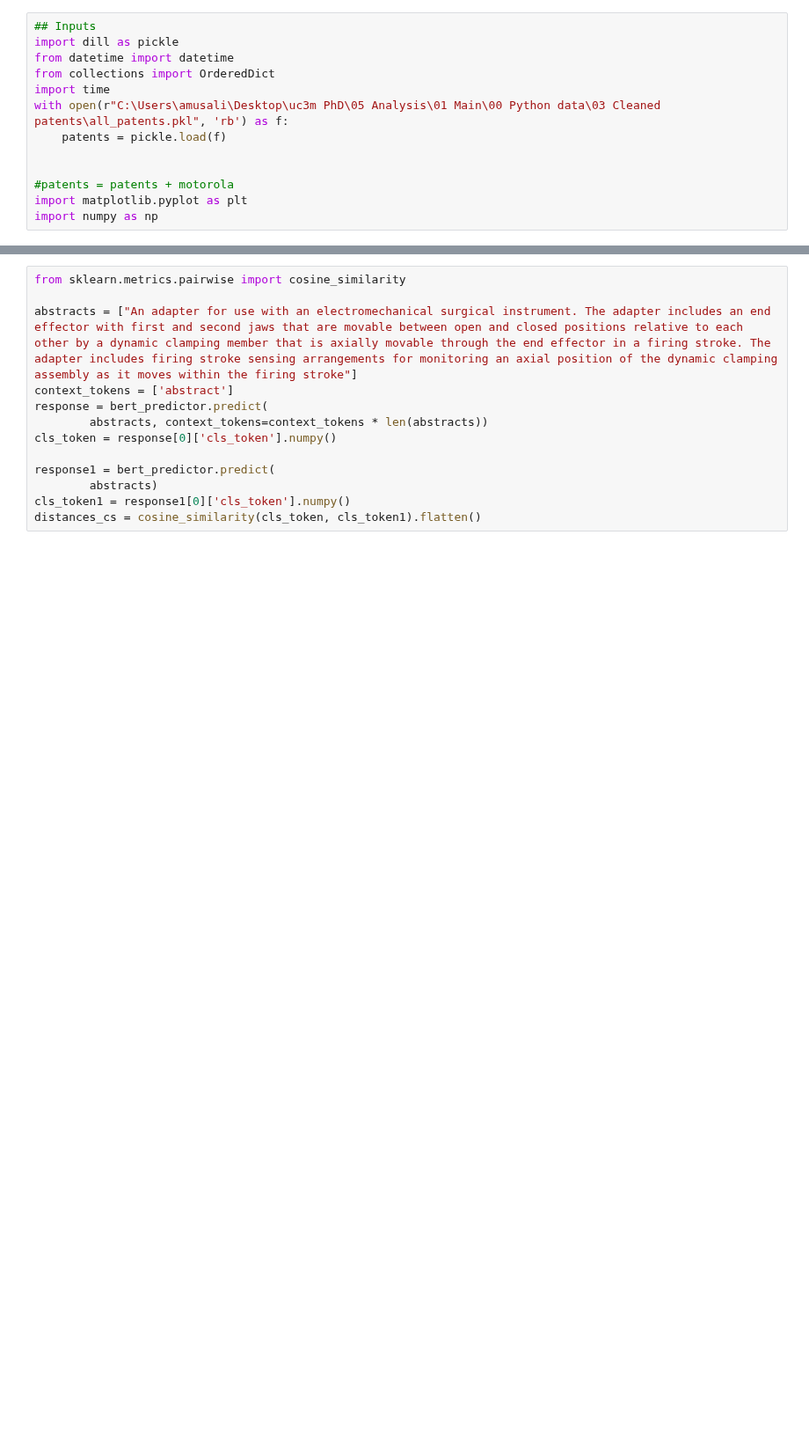
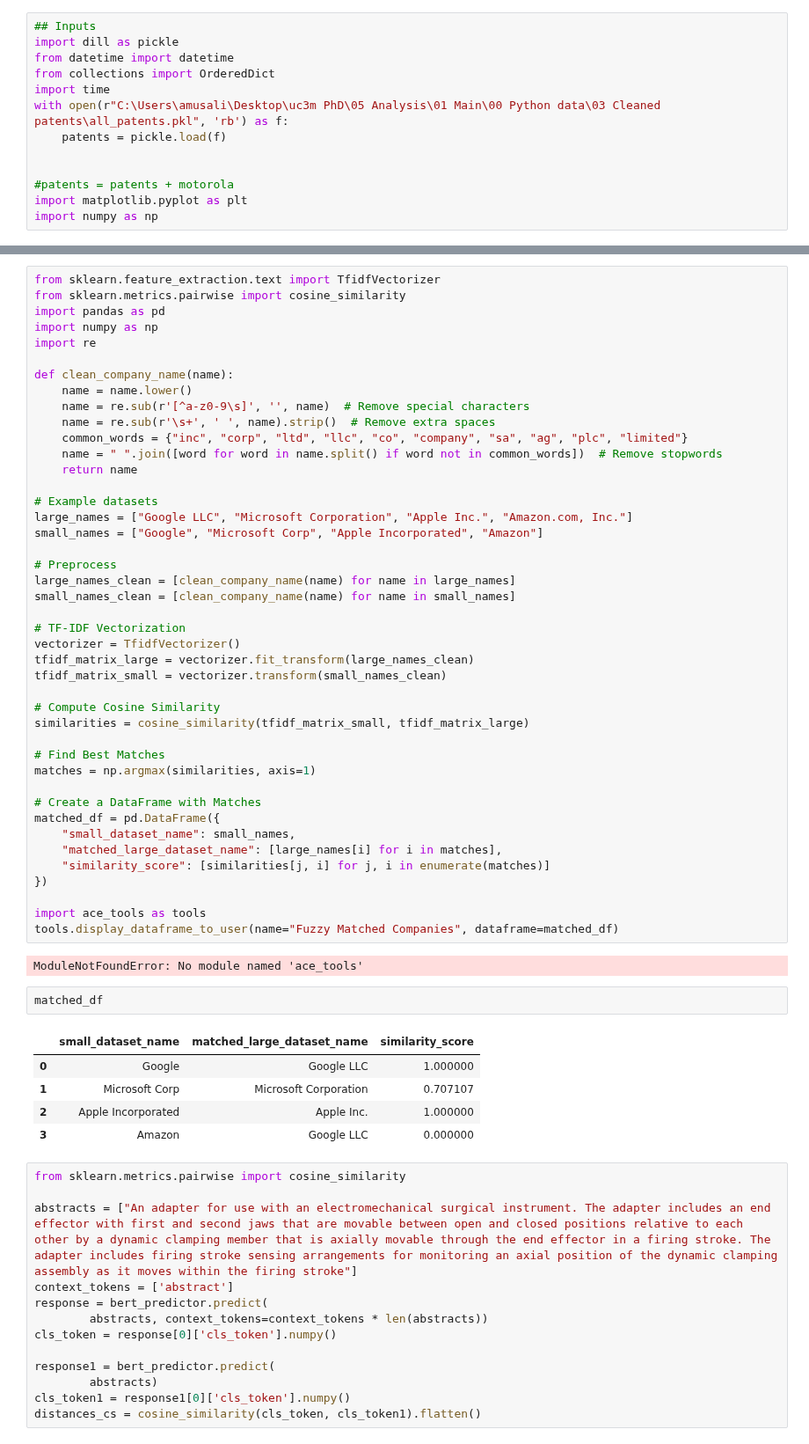
Before and after one commit to amusali/bert_for_patents, a Jupyter notebook: 05 Analysis/01 Main/__ aux/BERT - try.ipynb, the cells around one changed output, grey strips where cells are left out. Shown at 88% size. Saved outputs shown, nothing was run; the diff lists cells and outputs as text; blank space fills up the shorter version.

```diff
--- a/05 Analysis/01 Main/__ aux/BERT - try.ipynb
+++ b/05 Analysis/01 Main/__ aux/BERT - try.ipynb
@@ -91,3 +53,56 @@ BERT loaded...
+# %%
+from sklearn.feature_extraction.text import TfidfVectorizer
+from sklearn.metrics.pairwise import cosine_similarity
+import pandas as pd
+import numpy as np
+import re
+
+def clean_company_name(name):
+    name = name.lower()
+    name = re.sub(r'[^a-z0-9\s]', '', name)  # Remove special characters
+    name = re.sub(r'\s+', ' ', name).strip()  # Remove extra spaces
+    common_words = {"inc", "corp", "ltd", "llc", "co", "company", "sa", "ag", "plc", "limited"}
+    name = " ".join([word for word in name.split() if word not in common_words])  # Remove stopwords
+    return name
+
+# Example datasets
+large_names = ["Google LLC", "Microsoft Corporation", "Apple Inc.", "Amazon.com, Inc."]
+small_names = ["Google", "Microsoft Corp", "Apple Incorporated", "Amazon"]
+
+# Preprocess
+large_names_clean = [clean_company_name(name) for name in large_names]
+small_names_clean = [clean_company_name(name) for name in small_names]
+
+# TF-IDF Vectorization
+vectorizer = TfidfVectorizer()
+tfidf_matrix_large = vectorizer.fit_transform(large_names_clean)
+tfidf_matrix_small = vectorizer.transform(small_names_clean)
+
+# Compute Cosine Similarity
+similarities = cosine_similarity(tfidf_matrix_small, tfidf_matrix_large)
+
+# Find Best Matches
+matches = np.argmax(similarities, axis=1)
+
+# Create a DataFrame with Matches
+matched_df = pd.DataFrame({
+    "small_dataset_name": small_names,
+    "matched_large_dataset_name": [large_names[i] for i in matches],
+    "similarity_score": [similarities[j, i] for j, i in enumerate(matches)]
+})
+
+import ace_tools as tools
+tools.display_dataframe_to_user(name="Fuzzy Matched Companies", dataframe=matched_df)
+# %% [output]
+ModuleNotFoundError: No module named 'ace_tools'
+# %%
+matched_df
+# %% [output]
+|  | small_dataset_name | matched_large_dataset_name | similarity_score |
+| 0 | Google | Google LLC | 1.000000 |
+| 1 | Microsoft Corp | Microsoft Corporation | 0.707107 |
+| 2 | Apple Incorporated | Apple Inc. | 1.000000 |
+| 3 | Amazon | Google LLC | 0.000000 |
 # %%
 from sklearn.metrics.pairwise import cosine_similarity
 
```
Also changed, not shown: parts of 1 cell of this notebook, 42 other files.
